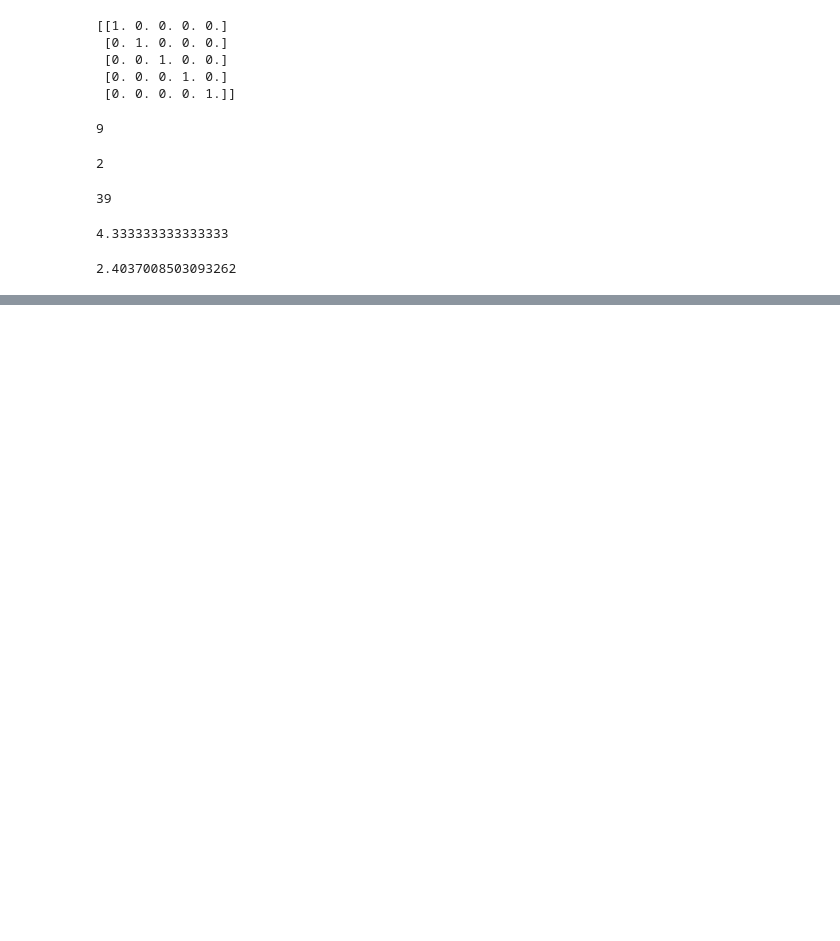
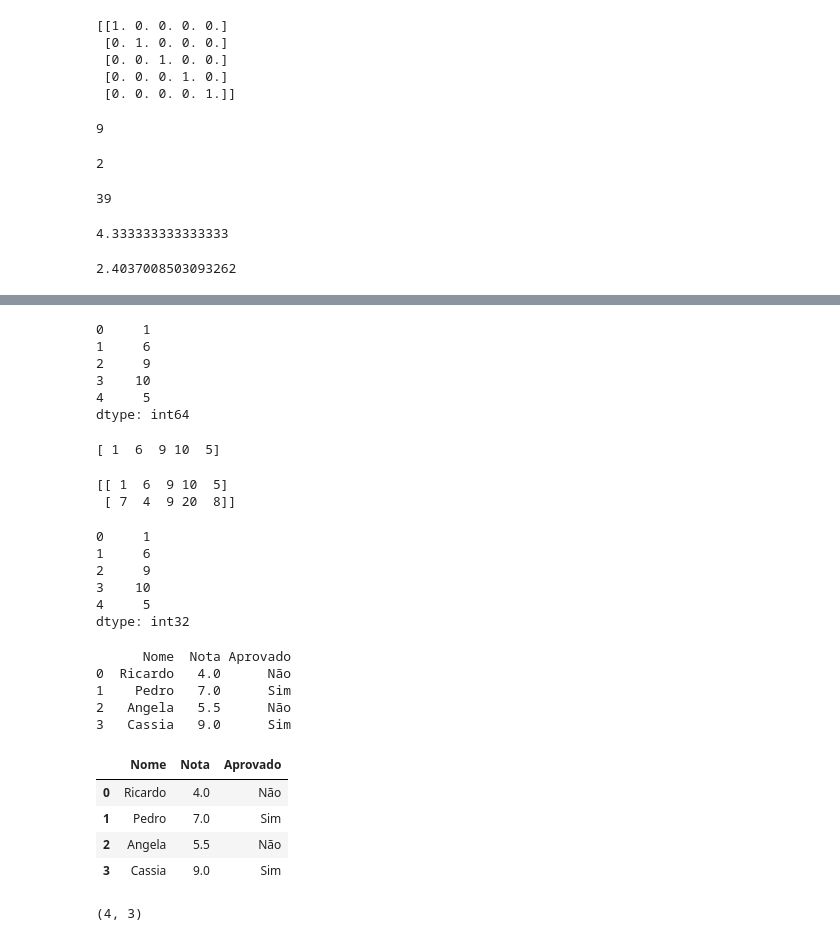
Before and after one commit to francojra/python_para_machine_learning, a Jupyter notebook: Machine_Learning.ipynb, the cells around one changed output, grey strips where cells are left out. Saved outputs shown, nothing was run; the diff lists cells and outputs as text; code cells hidden in the pictures; blank space fills up the shorter version.

```diff
--- a/Machine_Learning.ipynb
+++ b/Machine_Learning.ipynb
@@ -498,0 +483,62 @@ print(array)
+# %%
+objeto1 = pd.Series([1, 6, 9, 10, 5])
+print(objeto1)
+# %% [output]
+0     1
+1     6
+2     9
+3    10
+4     5
+dtype: int64
+# %%
+import numpy as np
+array = np.array([1, 6, 9, 10, 5])
+print(array)
+# %% [output]
+[ 1  6  9 10  5]
+# %%
+array2 = np.array([(1, 6, 9, 10, 5), (7, 4, 9, 20, 8)])
+print(array2)
+# %% [output]
+[[ 1  6  9 10  5]
+ [ 7  4  9 20  8]]
+# %%
+# Transformar array em um vetor
+
+objeto2 = pd.Series(array) # Muitos dos comandos usados em dataframes também servem para séries.
+print(objeto2)
+# %% [output]
+0     1
+1     6
+2     9
+3    10
+4     5
+dtype: int32
+# %%
+# COMANDOS ÚTEIS DO PANDAS
+
+import pandas as pd
+
+alunos = {'Nome': ['Ricardo', 'Pedro', 'Angela', 'Cassia'],
+         'Nota': [4, 7, 5.5, 9],
+         'Aprovado': ['Não', 'Sim', 'Não', 'Sim']}
+
+print(dataframe)
+# %% [output]
+      Nome  Nota Aprovado
+0  Ricardo   4.0      Não
+1    Pedro   7.0      Sim
+2   Angela   5.5      Não
+3   Cassia   9.0      Sim
+# %%
+dataframe.head()
+# %% [output]
+|  | Nome | Nota | Aprovado |
+| 0 | Ricardo | 4.0 | Não |
+| 1 | Pedro | 7.0 | Sim |
+| 2 | Angela | 5.5 | Não |
+| 3 | Cassia | 9.0 | Sim |
+# %%
+dataframe.shape # Mostra quantas linhas e colunas o data frame apresenta.
+# %% [output]
+(4, 3)
```
Also changed, not shown: parts of 17 cells of this notebook.
